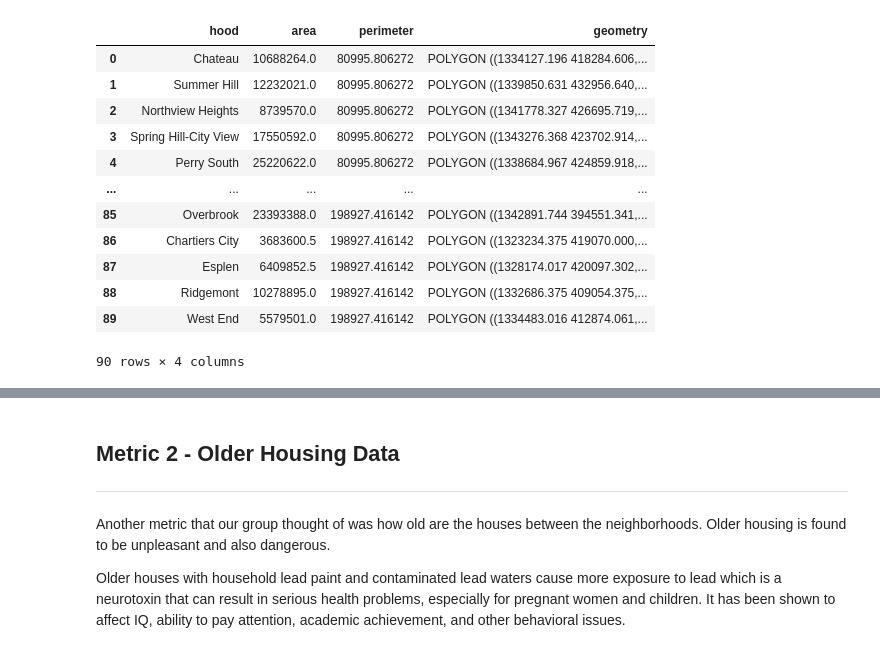
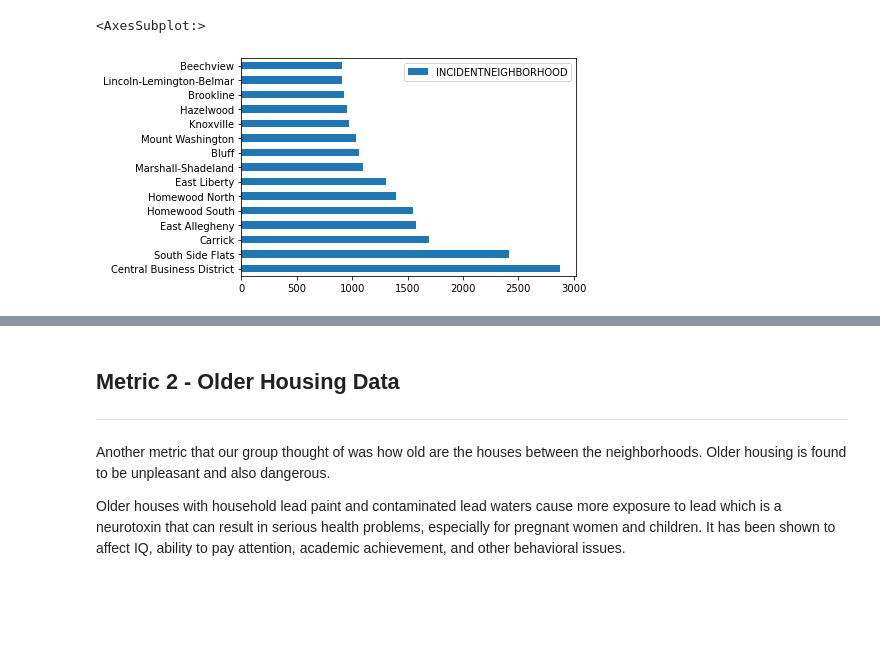
Before and after one commit to songxingyu1118/CMPINF10_Final_Project, a Jupyter notebook: Neighborhoods.ipynb, the cells around one changed output, grey strips where cells are left out. Drawn from its saved outputs; the diff is of its cells as text; code cells hidden in the pictures; blank space fills up the shorter version.

```diff
--- a/Neighborhoods.ipynb
+++ b/Neighborhoods.ipynb
@@ -30,16 +12,0 @@ neighborhoods.plot(figsize = (10,10))
-# %%
-neighborhoods[['hood','area','perimeter','geometry']]
-# %% [output]
-|  | hood | area | perimeter | geometry |
-| 0 | Chateau | 10688264.0 | 80995.806272 | POLYGON ((1334127.196 418284.606,... |
-| 1 | Summer Hill | 12232021.0 | 80995.806272 | POLYGON ((1339850.631 432956.640,... |
-| 2 | Northview Heights | 8739570.0 | 80995.806272 | POLYGON ((1341778.327 426695.719,... |
-| 3 | Spring Hill-City View | 17550592.0 | 80995.806272 | POLYGON ((1343276.368 423702.914,... |
-| 4 | Perry South | 25220622.0 | 80995.806272 | POLYGON ((1338684.967 424859.918,... |
-| ... | ... | ... | ... | ... |
-| 85 | Overbrook | 23393388.0 | 198927.416142 | POLYGON ((1342891.744 394551.341,... |
-| 86 | Chartiers City | 3683600.5 | 198927.416142 | POLYGON ((1323234.375 419070.000,... |
-| 87 | Esplen | 6409852.5 | 198927.416142 | POLYGON ((1328174.017 420097.302,... |
-| 88 | Ridgemont | 10278895.0 | 198927.416142 | POLYGON ((1332686.375 409054.375,... |
-| 89 | West End | 5579501.0 | 198927.416142 | POLYGON ((1334483.016 412874.061,... |
-90 rows × 4 columns
@@ -45,0 +21,12 @@ neighborhoods[['hood','area','perimeter','geometry']]
+# %%
+# create the initial read in file
+arrestFile = pd.read_csv("CSVs/Arrests.csv")
+
+# create a new DataFrame that counts the number of occurances of arrests by neighborhood
+arrestsPerHood = pd.DataFrame(arrestFile["INCIDENTNEIGHBORHOOD"].value_counts(ascending = False))
+
+# displays the data
+arrestsPerHood.head(15).plot.barh()
+# %% [output]
+<AxesSubplot:>
+[figure, added]
```
Also changed, not shown: parts of 16 cells of this notebook.
